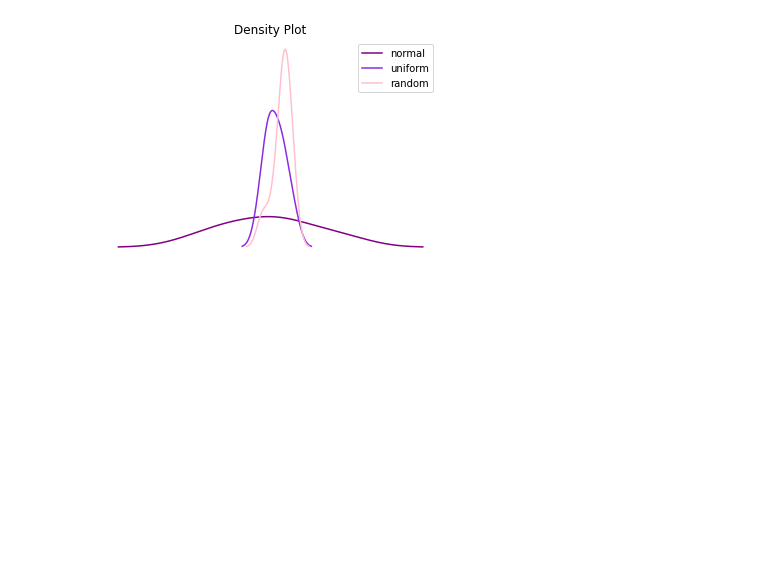
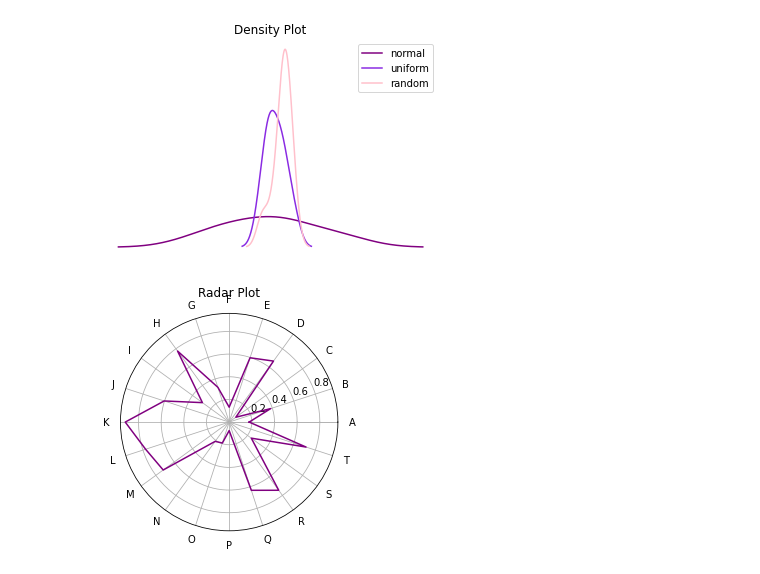
Before and after one commit to steffincodes/googlecolabnotbooks, a Jupyter notebook: Matplotlib101.ipynb, the cells around one changed output. Drawn from its saved outputs; the diff is of its cells as text; code cells hidden in the pictures; blank space fills up the shorter version.

Commit message:
🕷️ Spider/Radar plot

```diff
--- a/Matplotlib101.ipynb
+++ b/Matplotlib101.ipynb
@@ -353,3 +353,18 @@ plt.axis('off')
 plt.title('Density Plot');
 # %% [output]
 [figure]
+# %%
+import matplotlib.pyplot as plt
+import numpy as np
+
+labels = list(map(chr,range(65,65+20)))
+x = np.random.random(20)
+x = [*x,x[0]]
+labels_loc = np.linspace(0,2*np.pi,len(x))
+
+plt.subplot(polar=True)
+plt.plot(labels_loc,x,'purple')
+plt.thetagrids(np.degrees(labels_loc),labels)
+plt.title('Radar Plot');
+# %% [output]
+[figure, added]
```
